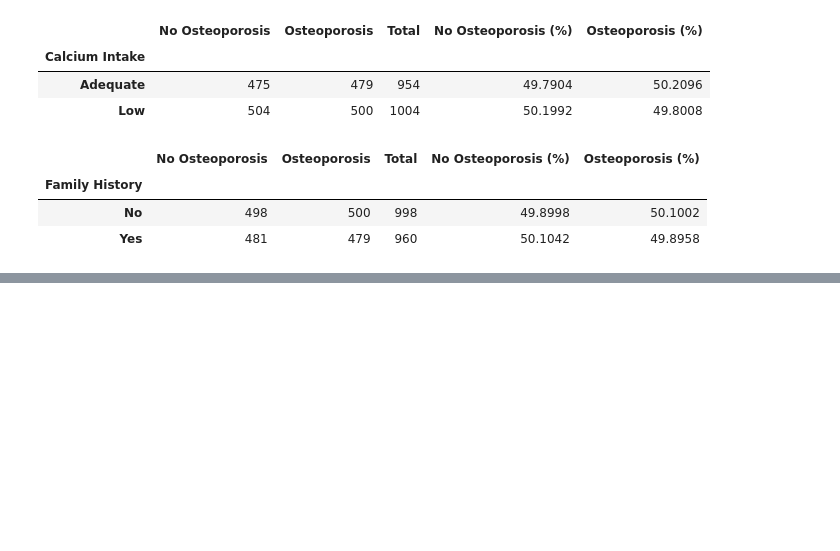
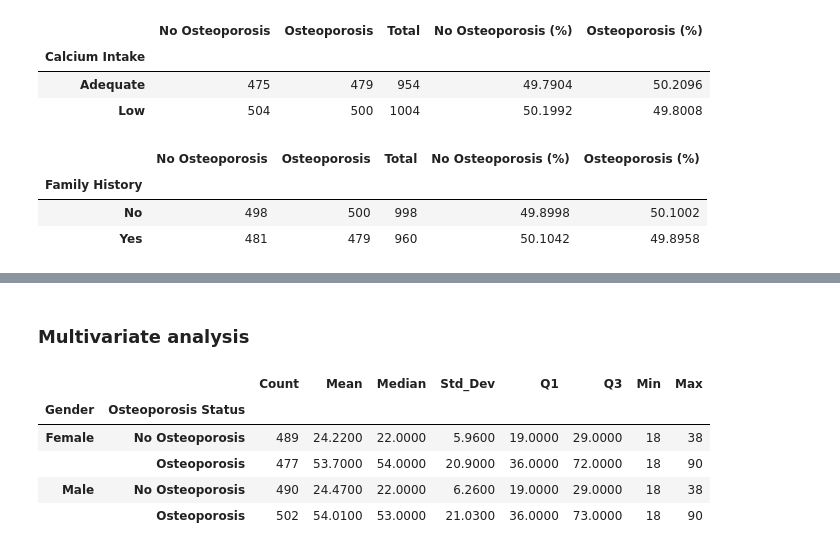
Before and after one commit to awwashreeadarsh19/intern-project_2-Predicting_Osteoporosis_Risk, a Jupyter notebook: osteoporosis_risk_prediction.ipynb, the cells around one changed output, grey strips where cells are left out. Cells and saved outputs as stored; diff of their text form; code cells hidden in the pictures; blank space fills up the shorter version.

```diff
--- a/osteoporosis_risk_prediction.ipynb
+++ b/osteoporosis_risk_prediction.ipynb
@@ -2262,0 +2349,30 @@ display(bivariate_results["Family History"])
+# %% [markdown]
+### Multivariate analysis
+# %%
+
+# ============================================================
+# AGE, GENDER AND OSTEOPOROSIS - STATISTICAL SUMMARY
+# ============================================================
+
+age_gender_summary = df_eda.groupby(
+    ["Gender", "Osteoporosis Status"],
+    observed=True
+)["Age"].agg(
+    Count="count",
+    Mean="mean",
+    Median="median",
+    Std_Dev="std",
+    Q1=lambda x: x.quantile(0.25),
+    Q3=lambda x: x.quantile(0.75),
+    Min="min",
+    Max="max"
+)
+
+display(age_gender_summary.round(2))
+# %% [output]
+|  |  | Count | Mean | Median | Std_Dev | Q1 | Q3 | Min | Max |
+| Gender | Osteoporosis Status |  |  |  |  |  |  |  |  |
+| Female | No Osteoporosis | 489 | 24.2200 | 22.0000 | 5.9600 | 19.0000 | 29.0000 | 18 | 38 |
+|  | Osteoporosis | 477 | 53.7000 | 54.0000 | 20.9000 | 36.0000 | 72.0000 | 18 | 90 |
+| Male | No Osteoporosis | 490 | 24.4700 | 22.0000 | 6.2600 | 19.0000 | 29.0000 | 18 | 38 |
+|  | Osteoporosis | 502 | 54.0100 | 53.0000 | 21.0300 | 36.0000 | 73.0000 | 18 | 90 |
```
Also changed, not shown: parts of 4 cells of this notebook.
